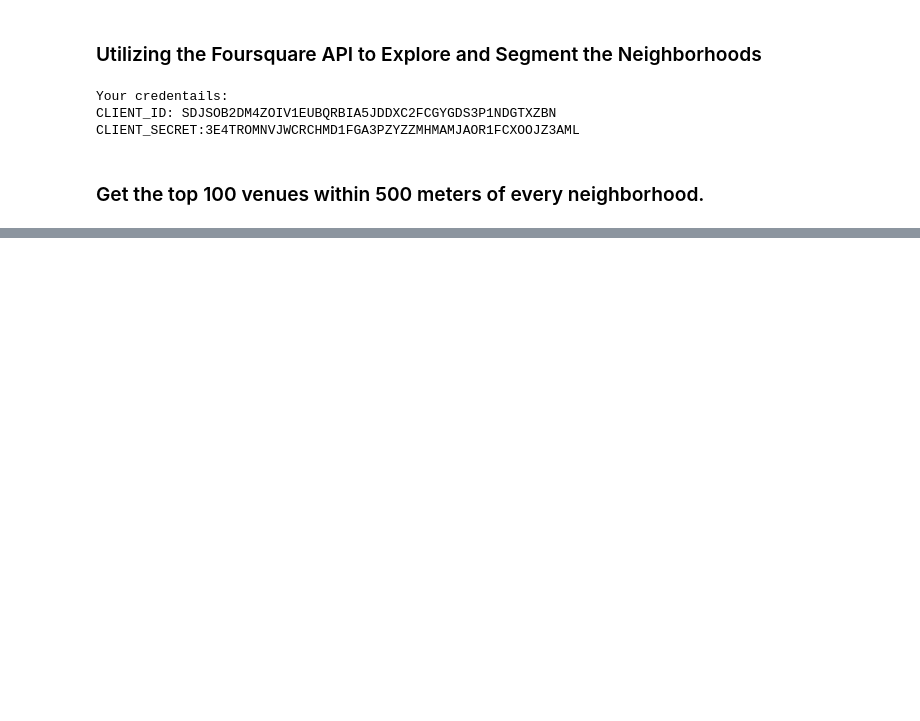
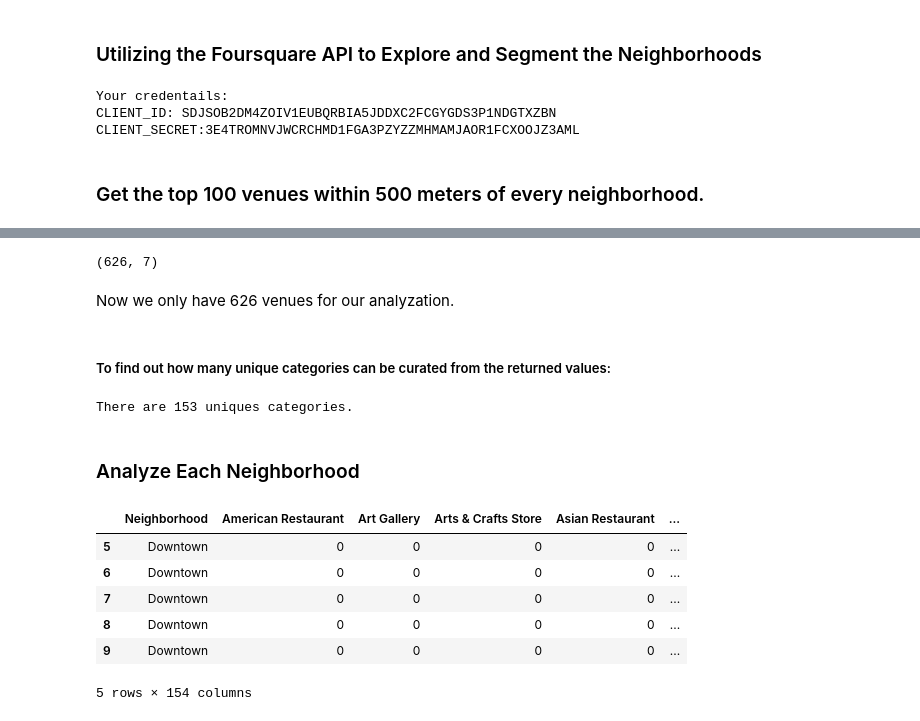
Before and after one commit to aresgtr/IBM-DataScience-Coursera, a Jupyter notebook: Capstone/Analyzing Coffee Shops in Vancouver, Canada.ipynb, the cells around one changed output, grey strips where cells are left out. Saved outputs shown, nothing was run; the diff lists cells and outputs as text; code cells hidden in the pictures; blank space fills up the shorter version.

```diff
--- a/Capstone/Analyzing Coffee Shops in Vancouver, Canada.ipynb
+++ b/Capstone/Analyzing Coffee Shops in Vancouver, Canada.ipynb
@@ -219,0 +258,5 @@ def getNearbyVenues(names, latitudes, longitudes, radius=500):
+# %%
+venue_count = vancouver_venues[['Neighborhood', 'Venue']].groupby('Neighborhood').count()
+venue_count.rename(columns={"Venue": "Venue Count"}, inplace=True)
+
+venue_count
@@ -219,0 +284,5 @@ def getNearbyVenues(names, latitudes, longitudes, radius=500):
+# %%
+# Make neighborhoods with less than or equal to 15 venues to list
+neigh_with_few_venues = venue_count[venue_count['Venue Count'] <= 15].index.tolist()
+
+neigh_with_few_venues
@@ -219,0 +298,38 @@ def getNearbyVenues(names, latitudes, longitudes, radius=500):
+# %%
+# Drop the listed neighborhoods from our dataframe
+vancouver_venues = vancouver_venues[~vancouver_venues['Neighborhood'].isin(neigh_with_few_venues)]
+
+vancouver_venues.shape
+# %% [output]
+(626, 7)
+# %% [markdown]
+Now we only have 626 venues for our analyzation.
+# %% [markdown]
+##### To find out how many unique categories can be curated from the returned values:
+# %%
+print('There are {} uniques categories.'.format(len(vancouver_venues['Venue Category'].unique())))
+# %% [output]
+There are 153 uniques categories.
+# %% [markdown]
+### Analyze Each Neighborhood
+# %%
+# one hot encoding
+vancouver_onehot = pd.get_dummies(vancouver_venues[['Venue Category']], prefix="", prefix_sep="")
+
+# add neighborhood column back to dataframe
+vancouver_onehot['Neighborhood'] = vancouver_venues['Neighborhood']
+
+# move neighborhood column to the first column
+nei = vancouver_onehot['Neighborhood']
+vancouver_onehot.drop(labels=['Neighborhood'], axis=1,inplace = True)
+vancouver_onehot.insert(0, 'Neighborhood', nei)
+
+vancouver_onehot.head()
+# %% [output]
+|  | Neighborhood | American Restaurant | Art Gallery | Arts & Crafts Store | Asian Restaurant | ... |
+| 5 | Downtown | 0 | 0 | 0 | 0 | ... |
+| 6 | Downtown | 0 | 0 | 0 | 0 | ... |
+| 7 | Downtown | 0 | 0 | 0 | 0 | ... |
+| 8 | Downtown | 0 | 0 | 0 | 0 | ... |
+| 9 | Downtown | 0 | 0 | 0 | 0 | ... |
+5 rows × 154 columns
```
Also changed, not shown: parts of 38 cells of this notebook.
